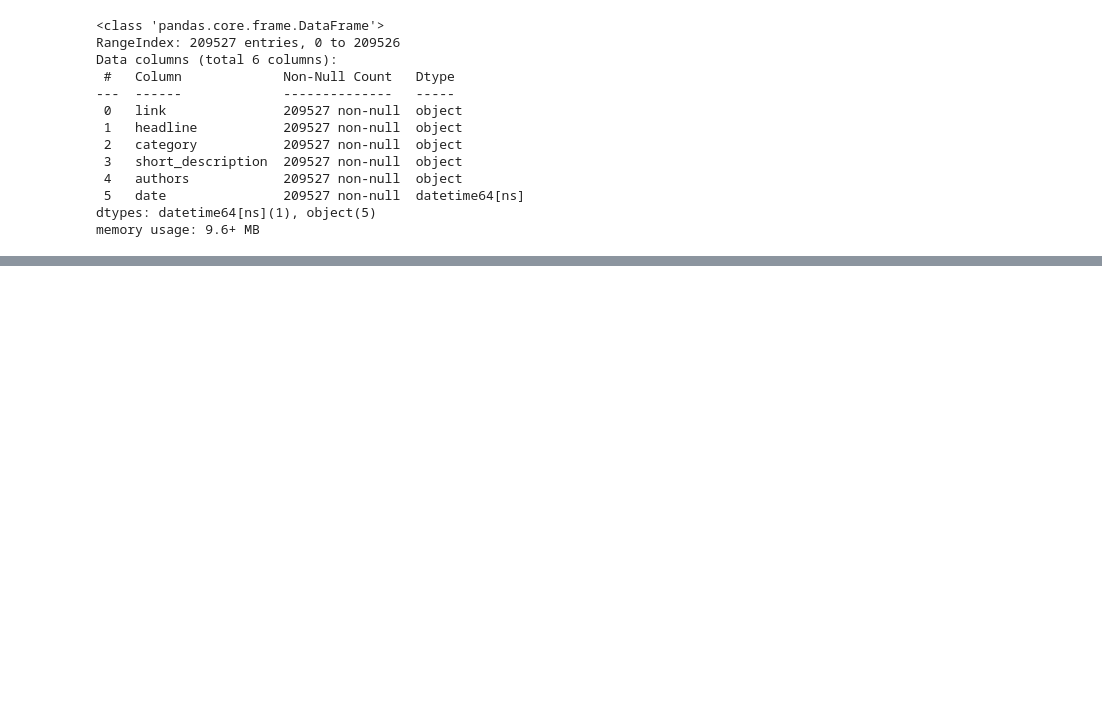
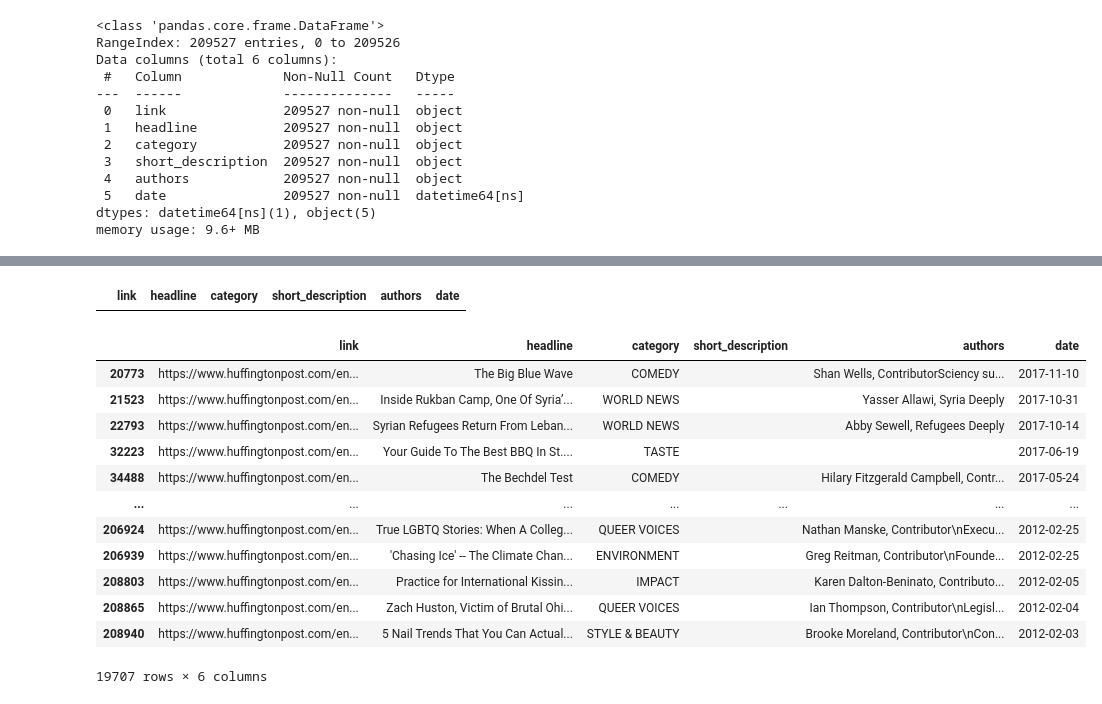
Before and after one commit to kevin-r-murphy/ba820, a Jupyter notebook: BA820.ipynb, the cells around one changed output, grey strips where cells are left out. Saved outputs shown, nothing was run; the diff lists cells and outputs as text; code cells hidden in the pictures; blank space fills up the shorter version.

```diff
--- a/BA820.ipynb
+++ b/BA820.ipynb
@@ -37,0 +52,22 @@ memory usage: 9.6+ MB
+# %%
+df=df[df['headline']!='']
+# %%
+df[df['category']=='']
+# %% [output]
+|  | link | headline | category | short_description | authors | date |
+# %%
+df[df['short_description']=='']
+# %% [output]
+|  | link | headline | category | short_description | authors | date |
+| 20773 | https://www.huffingtonpost.com/en... | The Big Blue Wave | COMEDY |  | Shan Wells, ContributorSciency su... | 2017-11-10 |
+| 21523 | https://www.huffingtonpost.com/en... | Inside Rukban Camp, One Of Syria’... | WORLD NEWS |  | Yasser Allawi, Syria Deeply | 2017-10-31 |
+| 22793 | https://www.huffingtonpost.com/en... | Syrian Refugees Return From Leban... | WORLD NEWS |  | Abby Sewell, Refugees Deeply | 2017-10-14 |
+| 32223 | https://www.huffingtonpost.com/en... | Your Guide To The Best BBQ In St.... | TASTE |  |  | 2017-06-19 |
+| 34488 | https://www.huffingtonpost.com/en... | The Bechdel Test | COMEDY |  | Hilary Fitzgerald Campbell, Contr... | 2017-05-24 |
+| ... | ... | ... | ... | ... | ... | ... |
+| 206924 | https://www.huffingtonpost.com/en... | True LGBTQ Stories: When A Colleg... | QUEER VOICES |  | Nathan Manske, Contributor\nExecu... | 2012-02-25 |
+| 206939 | https://www.huffingtonpost.com/en... | 'Chasing Ice' -- The Climate Chan... | ENVIRONMENT |  | Greg Reitman, Contributor\nFounde... | 2012-02-25 |
+| 208803 | https://www.huffingtonpost.com/en... | Practice for International Kissin... | IMPACT |  | Karen Dalton-Beninato, Contributo... | 2012-02-05 |
+| 208865 | https://www.huffingtonpost.com/en... | Zach Huston, Victim of Brutal Ohi... | QUEER VOICES |  | Ian Thompson, Contributor\nLegisl... | 2012-02-04 |
+| 208940 | https://www.huffingtonpost.com/en... | 5 Nail Trends That You Can Actual... | STYLE & BEAUTY |  | Brooke Moreland, Contributor\nCon... | 2012-02-03 |
+19707 rows × 6 columns
```
Also changed, not shown: parts of 7 cells of this notebook.
